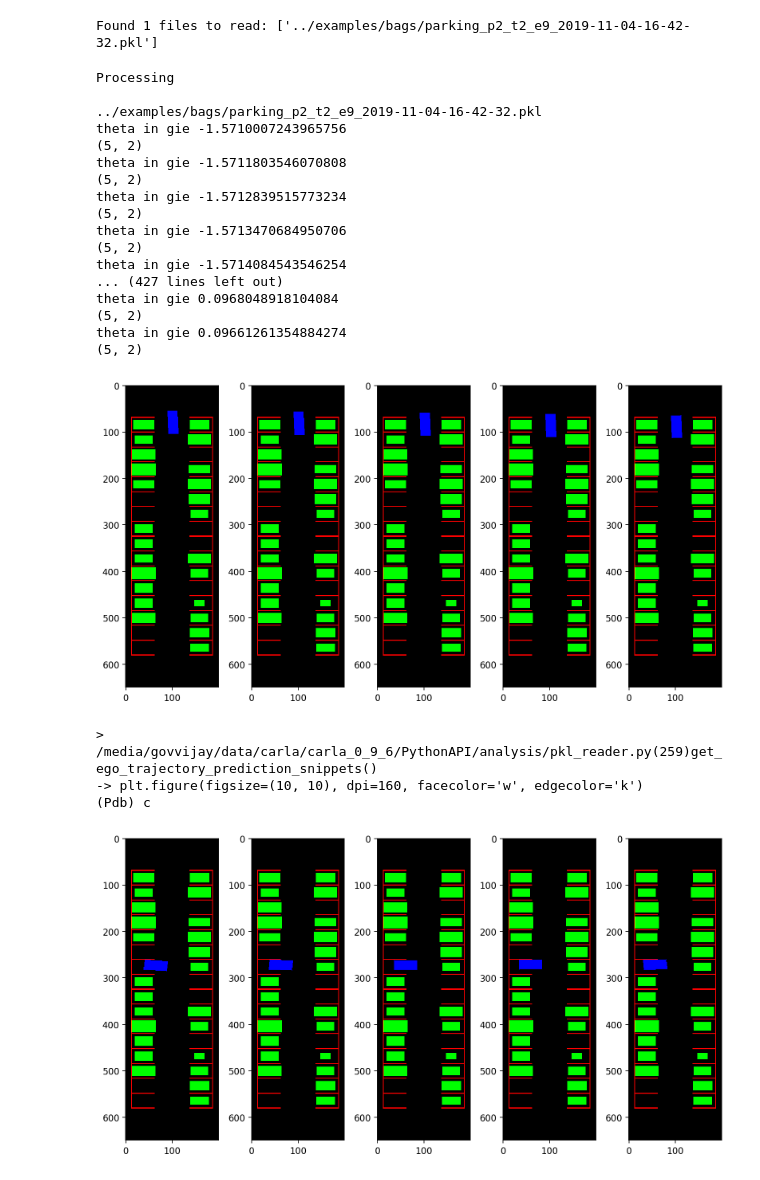
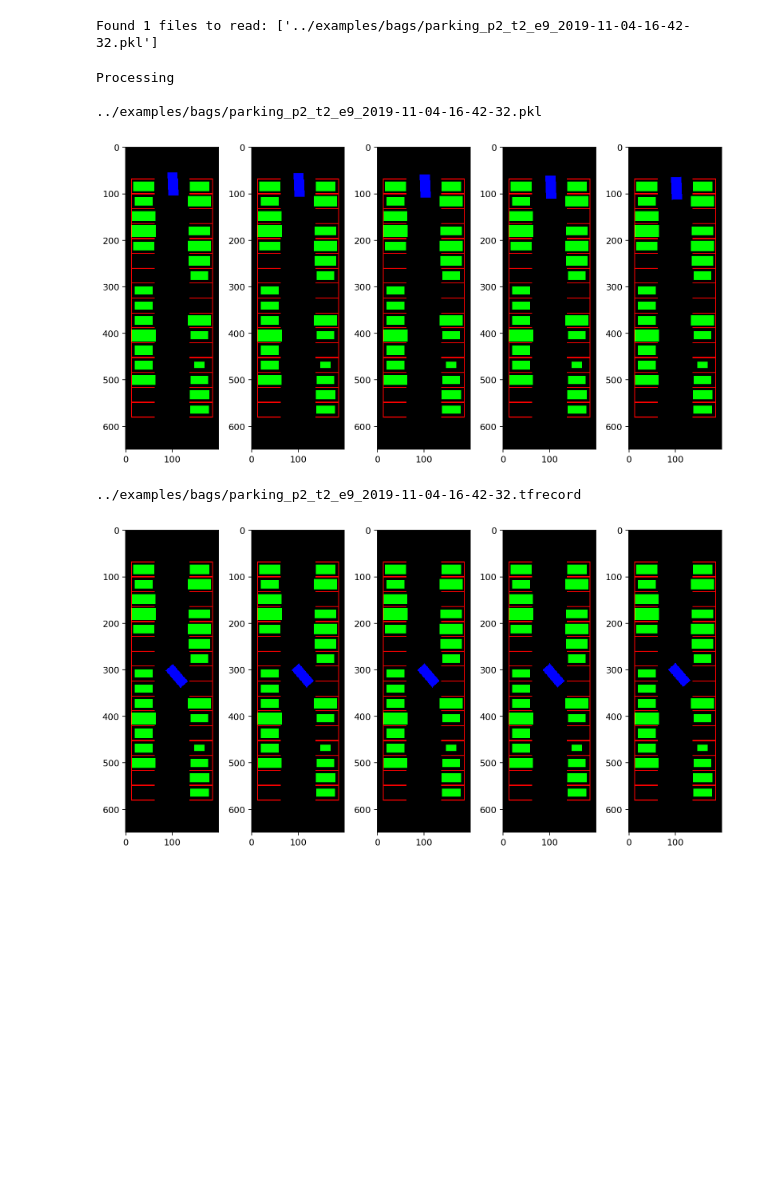
Before and after one commit to MPC-Berkeley/carla, a Jupyter notebook: PythonAPI/analysis/dataset_generator.ipynb, the cells around one changed output. Cells and saved outputs as stored; diff of their text form; code cells hidden in the pictures; blank space fills up the shorter version.

Commit message:
working TFrecord

```diff
--- a/PythonAPI/analysis/dataset_generator.ipynb
+++ b/PythonAPI/analysis/dataset_generator.ipynb
@@ -43,17 +44,14 @@ ego_trans = True # whether or not to represent trajectory snippets in the ego fr
 # %%
 save_ext = 'pkl'
 # files_to_process = glob.glob('../examples/bags/*.%s' % save_ext)
-files_to_process = glob.glob('../examples/bags/parking_p2_t2_e9_2019-11-04-16-42-32.pkl')
+file_prefix = '../examples/bags/'
+files_to_process = glob.glob(file_prefix + 'parking_p2_t2_e9_2019-11-04-16-42-32.pkl')
 
 print('Found %d files to read: %s' % (len(files_to_process), files_to_process))
 # %% [output]
 Found 1 files to read: ['../examples/bags/parking_p2_t2_e9_2019-11-04-16-42-32.pkl']
 # %%
 print('Processing\n')
-features_combined = []
-labels_combined = []
-goal_snippets_combined = []
-traj_index     = [0]
 
 for file in files_to_process:
     print(file)
@@ -77,16 +75,36 @@ for file in files_to_process:
                                            goals, parking_lot, ego_dimensions, static_object_list, \
                                            Nhist, Npred, Nskip, dt, ego_frame=ego_trans)
 
+        # For visualization/debugging
+        # see the first snippet
+        plt.figure(figsize=(10, 10), dpi=160, facecolor='w', edgecolor='k')
+        for i in range(Nhist):
+            plt.subplot(1, Nhist, i+1)
+            plt.imshow(scene_images[5, i, :, :, :])
+        plt.tight_layout()
+        plt.show()
+
+        file_location = file_prefix + file.split('/')[-1].split('.')[0] + '.tfrecord'
+        print(file_location)
+        #write_tfrecord(features, scene_images, labels, goal_snpts,file_location,{})
+
+
+        image, feature, label, goal = read_tfrecord(file_location)
+
+        plt.figure(figsize=(10, 10), dpi=160, facecolor='w', edgecolor='k')
+        for i in range(Nhist):
+            plt.subplot(1, Nhist, i+1)
+            plt.imshow(image.numpy()[i, :, :, :])
+        plt.tight_layout()
+        plt.show()
+
+
         pdb.set_trace()
 
-        features_combined.extend(features)
-        labels_combined.extend(labels)
-        goal_snippets_combined.extend(goal_snpts)
-        traj_index.append(len(features) + traj_index[-1])
 
     except ValueError as e:
         print(file, e)
-assert(len(features_combined) == len(labels_combined) == len(goal_snippets_combined))
+
 
 '''
 #     # for debugging, ensure data shuffle works.
@@ -114,49 +132,33 @@ pickle.dump(dataset_dict, open(dataset_name + '.pkl', 'wb'))
 if shuffle:
     features_combined, labels_combined, goal_snippets_combined = \
     sku.shuffle(features_combined, labels_combined, goal_snippets_combined, random_state=seed)
 
 if num_folds_cv > 0:
     splits = (N_instances // num_folds_cv) * np.ones(num_folds_cv)
     splits[:N_instances % num_folds_cv] += 1
 
     ind_limits = np.cumsum(splits).astype(np.int)
 
     for i in range(len(ind_limits)):
         if i == 0:
             ind_start = 0
         else:
             ind_start = ind_limits[i-1]
         ind_end = ind_limits[i]
 
         dataset_kfold = {}
         dataset_kfold['features'] = features_combined[ind_start:ind_end]
         dataset_kfold['goals'] = goal_snippets_combined[ind_start:ind_end]
         dataset_kfold['labels'] = labels_combined[ind_start:ind_end]
         dataset_kfold['N'] = ind_end - ind_start
         pickle.dump(dataset_kfold, open(dataset_name + '_fold_%d.pkl' % i, 'wb'))
 
 print('Finished\n')
 '''
 # %% [output]
 Processing
 
 ../examples/bags/parking_p2_t2_e9_2019-11-04-16-42-32.pkl
-theta in gie -1.5710007243965756
-(5, 2)
-theta in gie -1.5711803546070808
-(5, 2)
-theta in gie -1.5712839515773234
-(5, 2)
-theta in gie -1.5713470684950706
-(5, 2)
-theta in gie -1.5714084543546254
-... (427 lines left out)
-theta in gie 0.0968048918104084
-(5, 2)
-theta in gie 0.09661261354884274
-(5, 2)
-[figure, old version]
+[figure, new version]
-> /media/govvijay/data/carla/carla_0_9_6/PythonAPI/analysis/pkl_reader.py(259)get_ego_trajectory_prediction_snippets()
--> plt.figure(figsize=(10, 10), dpi=160, facecolor='w', edgecolor='k')
-(Pdb) c
+../examples/bags/parking_p2_t2_e9_2019-11-04-16-42-32.tfrecord
-[figure, old version]
+[figure, new version]
```
Also changed, not shown: parts of 2 cells of this notebook, 1 other file.
